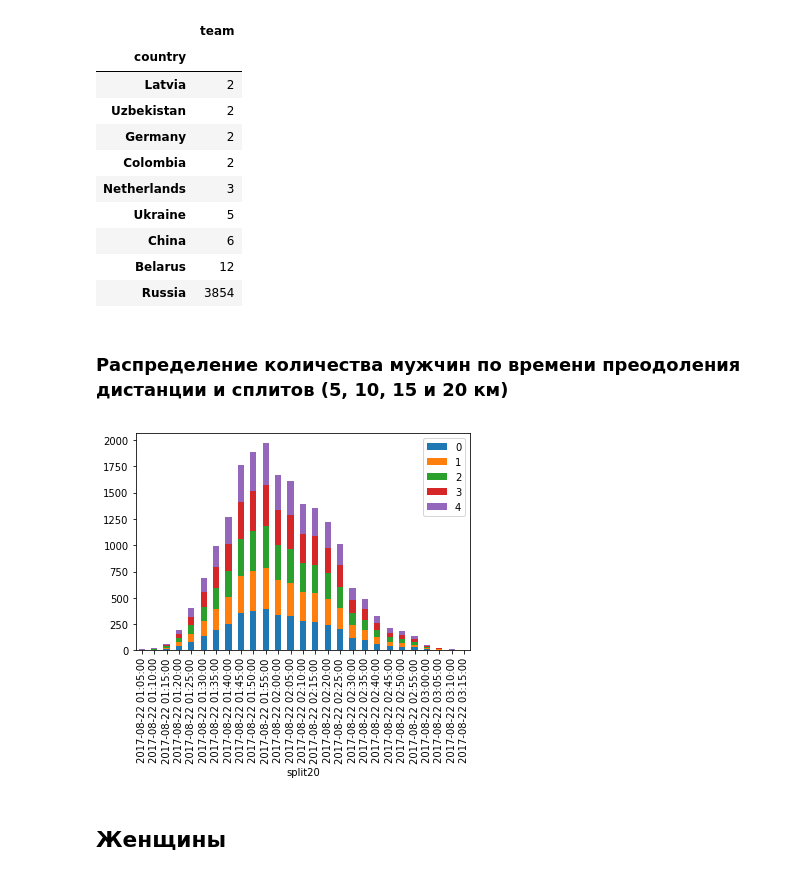
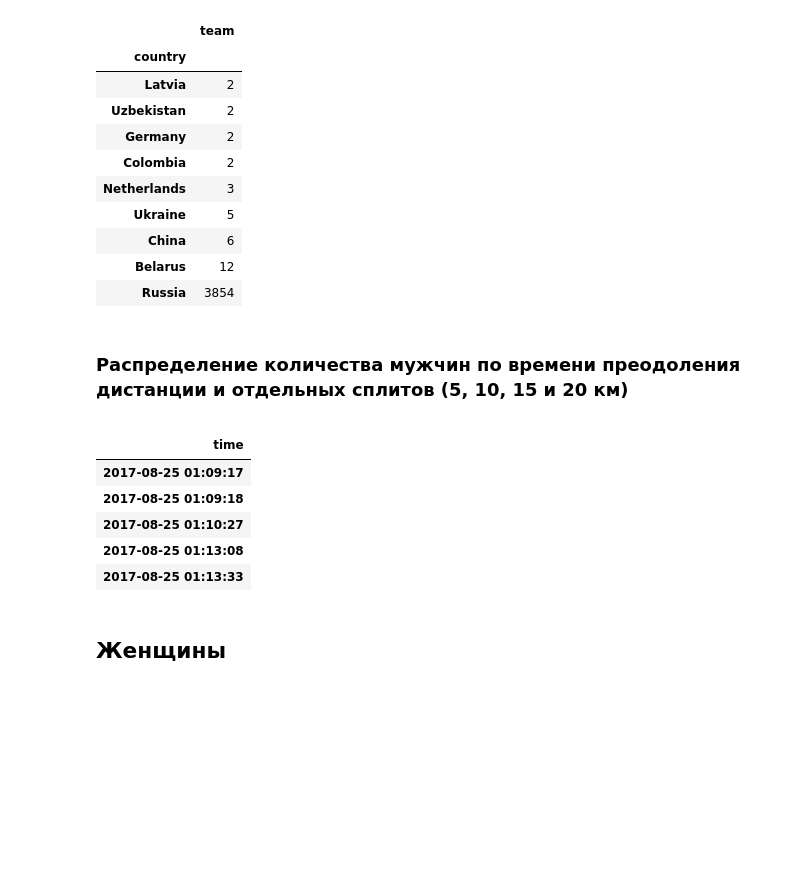
Before and after one commit to 185112007/notebooks, a Jupyter notebook: moscow-hm-2017.ipynb, the cells around one changed output. Cells and saved outputs as stored; diff of their text form; code cells hidden in the pictures; blank space fills up the shorter version.

```diff
--- a/moscow-hm-2017.ipynb
+++ b/moscow-hm-2017.ipynb
@@ -151,44 +151,31 @@ countries.tail(9) # все страны с более, чем одним уча
 | Belarus | 12 |
 | Russia | 3854 |
 # %% [markdown]
-### Распределение количества мужчин по времени преодоления дистанции и сплитов (5, 10, 15 и 20 км)
+### Распределение количества мужчин по времени преодоления дистанции и отдельных сплитов (5, 10, 15 и 20 км)
-# %%
-male_finishers = lambda: (([runner[7], runner[9]]) for runner in male)
-male_split5 = lambda: (([runner[7], runner[11]]) for runner in male)
-male_split10 = lambda: (([runner[7], runner[12]]) for runner in male)
-male_split15 = lambda: (([runner[7], runner[13]]) for runner in male)
-male_split20 = lambda: (([runner[7], runner[14]]) for runner in male)
-
-finish_time = pd.DataFrame(male_finishers(), columns=['city', 'time'])
-split5 = pd.DataFrame(male_finishers(), columns=['city', 'split5'])
-split10 = pd.DataFrame(male_finishers(), columns=['city', 'split10'])
-split15 = pd.DataFrame(male_finishers(), columns=['city', 'split15'])
-split20 = pd.DataFrame(male_finishers(), columns=['city', 'split20'])
-
-# https://stackoverflow.com/questions/36914892/python-how-to-group-pandas-data-frame-in-a-certain-time-window
-finish_time['time'] = pd.to_datetime(finish_time['time'])
-split5['split5'] = pd.to_datetime(split5['split5'])
-split10['split10'] = pd.to_datetime(split10['split10'])
-split15['split15'] = pd.to_datetime(split15['split15'])
-split20['split20'] = pd.to_datetime(split20['split20'])
-
-finish_time = finish_time.set_index(['time'])
-split5 = split5.set_index(['split5'])
-split10 = split10.set_index(['split10'])
-split15 = split15.set_index(['split15'])
-split20 = split20.set_index(['split20'])
-
-period = '5Min'
-result_finish = finish_time.groupby([pd.TimeGrouper(period)]).aggregate(len)
-result_split5 = split5.groupby([pd.TimeGrouper(period)]).aggregate(len)
-result_split10 = split10.groupby([pd.TimeGrouper(period)]).aggregate(len)
-result_split15 = split15.groupby([pd.TimeGrouper(period)]).aggregate(len)
-result_split20 = split20.groupby([pd.TimeGrouper(period)]).aggregate(len)
-
-result = pd.concat([result_finish, result_split5, result_split10, result_split15, result_split20], keys=['finish_time', 'split5', 'split10', 'split15', 'split20'], axis=1, ignore_index=True)
-result.plot.bar(stacked=True);
-# %% [output]
-[figure, removed]
+# %%
+finish_time = pd.DataFrame()
+finish_time['time'] = [runner[9] for runner in male]
+finish_time['time'] = pd.to_datetime(finish_time['time'])
+finish_time = finish_time.set_index(['time'])
+#finish_time['num'] = [1 for runner in male]
+#finish_time.resample('5Min').sum()
+#finish_time.groupby(pd.TimeGrouper(freq='30Min'))
+#finish_time.groupby(pd.TimeGrouper('5Min'))['num'].sum()
+finish_time.groupby(pd.TimeGrouper('5Min'))
+finish_time.head()
+
+
+#finish_time.plot.bar(figsize=(16, 8), stacked=True);
+#result.plot.bar(figsize=(16, 8));
+#result.plot.area(stacked=False);
+# %% [output]
+|  |
+| time |
+| 2017-08-25 01:09:17 |
+| 2017-08-25 01:09:18 |
+| 2017-08-25 01:10:27 |
+| 2017-08-25 01:13:08 |
+| 2017-08-25 01:13:33 |
 # %% [markdown]
 ## Женщины
 # %% [markdown]
```
Also changed, not shown: parts of 3 cells of this notebook.
